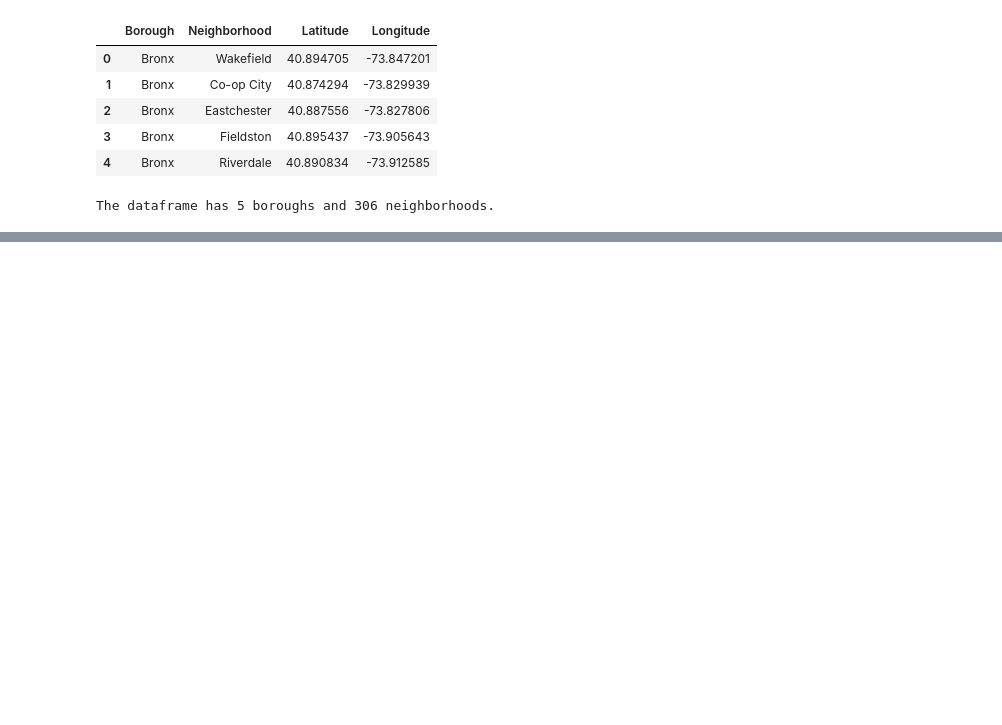
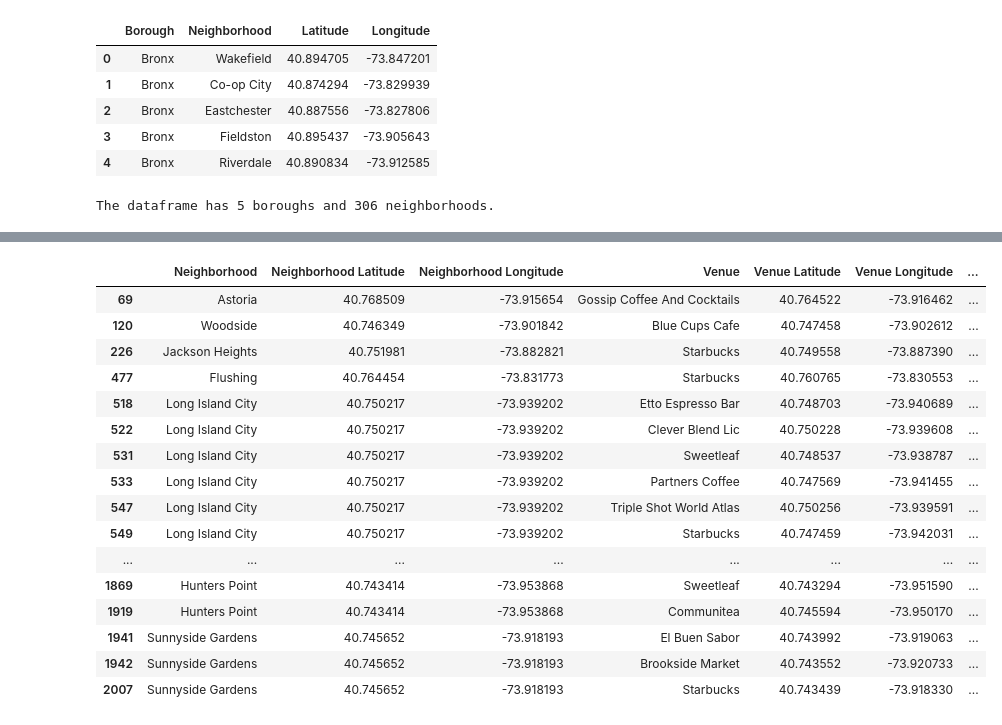
Before and after one commit to mcgreevey/IBM-Data-Specialization, a Jupyter notebook: NYBusinessIdea.ipynb, the cells around one changed output, grey strips where cells are left out. Drawn from its saved outputs; the diff is of its cells as text; code cells hidden in the pictures; blank space fills up the shorter version.

```diff
--- a/NYBusinessIdea.ipynb
+++ b/NYBusinessIdea.ipynb
@@ -160,0 +593,4 @@ The dataframe has 5 boroughs and 306 neighborhoods.
+# %%
+##Queens
+queens_data = neighborhoods[neighborhoods['Borough'] == 'Queens'].reset_index(drop=True)
+queens_data.head()
@@ -160,0 +604,5 @@ The dataframe has 5 boroughs and 306 neighborhoods.
+# %%
+queens_venues = getNearbyVenues(names=queens_data['Neighborhood'],
+                                   latitudes=queens_data['Latitude'],
+                                   longitudes=queens_data['Longitude']
+                                  )
@@ -160,0 +627,21 @@ The dataframe has 5 boroughs and 306 neighborhoods.
+# %%
+queens_coffee_shops = queens_venues[queens_venues['Venue Category'] == 'Coffee Shop']
+queens_coffee_shops
+# %% [output]
+|  | Neighborhood | Neighborhood Latitude | Neighborhood Longitude | Venue | Venue Latitude | Venue Longitude | ... |
+| 69 | Astoria | 40.768509 | -73.915654 | Gossip Coffee And Cocktails | 40.764522 | -73.916462 | ... |
+| 120 | Woodside | 40.746349 | -73.901842 | Blue Cups Cafe | 40.747458 | -73.902612 | ... |
+| 226 | Jackson Heights | 40.751981 | -73.882821 | Starbucks | 40.749558 | -73.887390 | ... |
+| 477 | Flushing | 40.764454 | -73.831773 | Starbucks | 40.760765 | -73.830553 | ... |
+| 518 | Long Island City | 40.750217 | -73.939202 | Etto Espresso Bar | 40.748703 | -73.940689 | ... |
+| 522 | Long Island City | 40.750217 | -73.939202 | Clever Blend Lic | 40.750228 | -73.939608 | ... |
+| 531 | Long Island City | 40.750217 | -73.939202 | Sweetleaf | 40.748537 | -73.938787 | ... |
+| 533 | Long Island City | 40.750217 | -73.939202 | Partners Coffee | 40.747569 | -73.941455 | ... |
+| 547 | Long Island City | 40.750217 | -73.939202 | Triple Shot World Atlas | 40.750256 | -73.939591 | ... |
+| 549 | Long Island City | 40.750217 | -73.939202 | Starbucks | 40.747459 | -73.942031 | ... |
+| ... | ... | ... | ... | ... | ... | ... | ... |
+| 1869 | Hunters Point | 40.743414 | -73.953868 | Sweetleaf | 40.743294 | -73.951590 | ... |
+| 1919 | Hunters Point | 40.743414 | -73.953868 | Communitea | 40.745594 | -73.950170 | ... |
+| 1941 | Sunnyside Gardens | 40.745652 | -73.918193 | El Buen Sabor | 40.743992 | -73.919063 | ... |
+| 1942 | Sunnyside Gardens | 40.745652 | -73.918193 | Brookside Market | 40.743552 | -73.920733 | ... |
+| 2007 | Sunnyside Gardens | 40.745652 | -73.918193 | Starbucks | 40.743439 | -73.918330 | ... |
```
Also changed, not shown: parts of 47 cells of this notebook.
